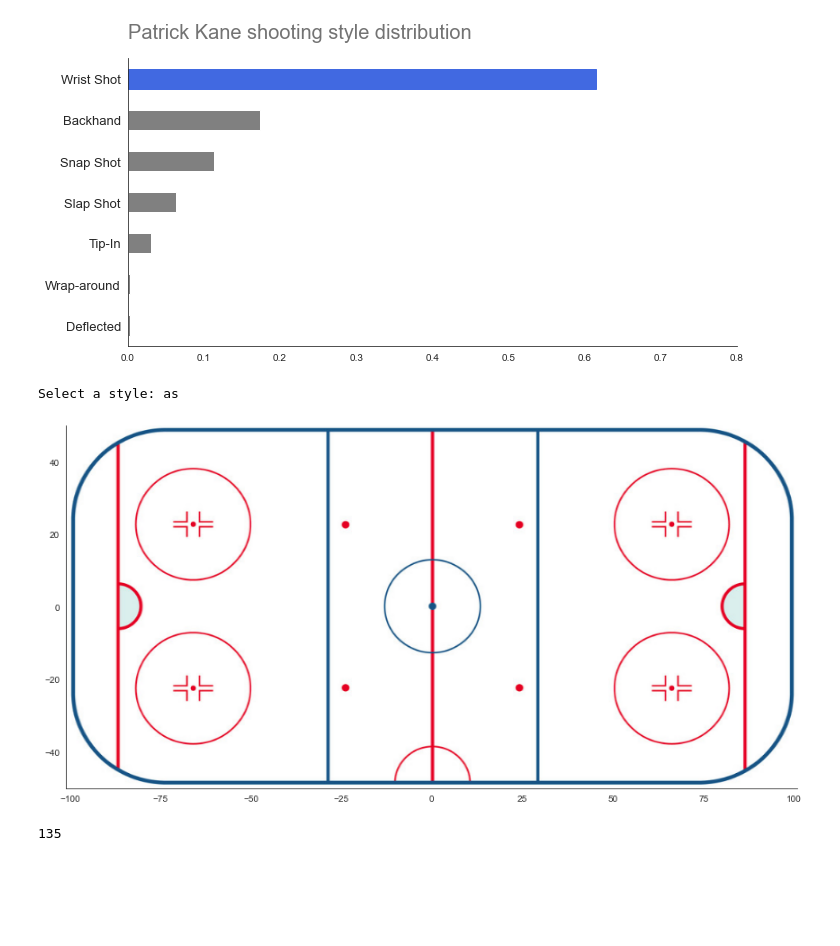
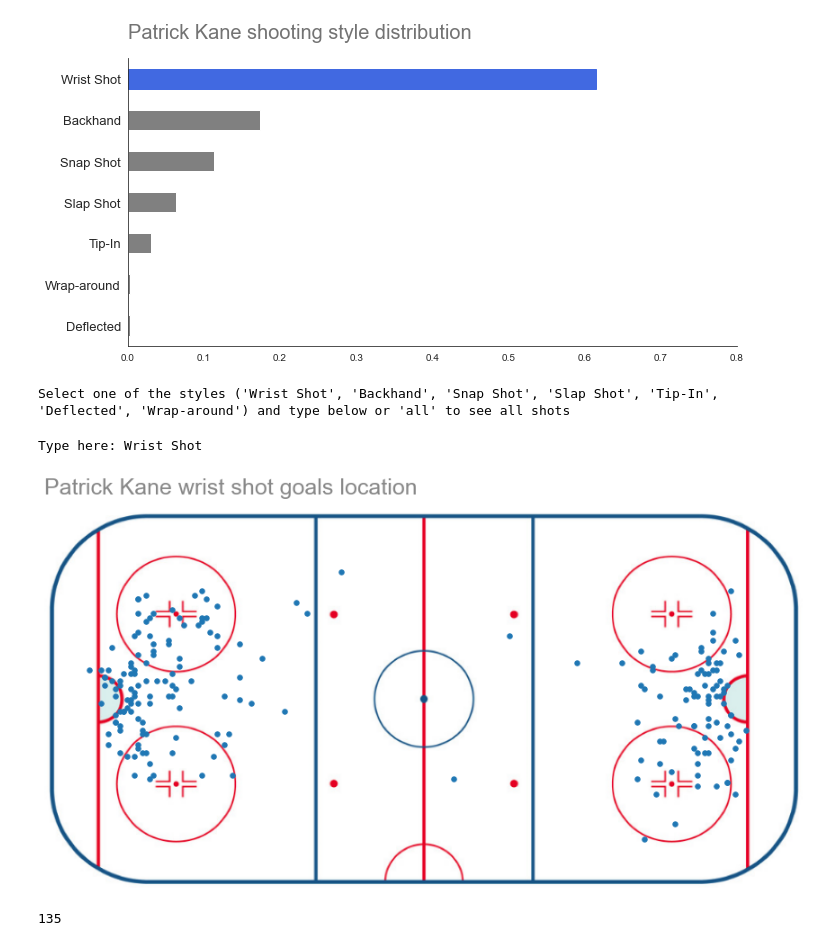
Before and after one commit to DanOakStats/NHL, a Jupyter notebook: data_cleaning.ipynb, the cells around one changed output. Saved outputs shown, nothing was run; the diff lists cells and outputs as text; code cells hidden in the pictures; blank space fills up the shorter version.

```diff
--- a/data_cleaning.ipynb
+++ b/data_cleaning.ipynb
@@ -530,29 +530,46 @@ Deflected      0.002985
 Wrap-around    0.002985
 Name: shot_type, dtype: float64
 [figure]
+# %%
+msg = "Select one of the styles ('Wrist Shot', 'Backhand', 'Snap Shot', 'Slap Shot', 'Tip-In', 'Deflected', 'Wrap-around') "
+msg += "and type below or 'all' to see all shots"
+
+
+
+print(msg)
+# %% [output]
+Select one of the styles ('Wrist Shot', 'Backhand', 'Snap Shot', 'Slap Shot', 'Tip-In', 'Deflected', 'Wrap-around') and type below or 'all' to see all shots
 # %%
 # filtrando pelos gols feitos
 goal_spot = player_shots_goals[player_shots_goals['goal']==1]
-
 # plottando onde aconteceram os gols
 img = plt.imread('images/rink.png')
 fig, ax = plt.subplots(figsize=(12, 10))
 ax.imshow(img, extent=[-101, 101, -50, 50])
-shot_type = input("Select a style: ")
-if shot_type == 'Wrist Shot':
-    goal_spot[goal_spot['shot_type']== shot_type].plot.scatter(x='x', y='y',s=30, ax=ax)
-    ax.set_title(player_name + " " + shot_type.lower() + " goals location", fontsize=18)
-if shot_type == "Slap Shot":
-    goal_spot[goal_spot['shot_type']== shot_type].plot.scatter(x='x', y='y',s=30, ax=ax)
-    ax.set_title(player_name + " " + shot_type.lower() + " goals location", fontsize=18)
+shot_type = input("Type here: ")
+for shot_style in shots_list:
+    if shot_type == shot_style:
+        goal_spot[goal_spot['shot_type']== shot_type].plot.scatter(x='x', y='y',s=30, ax=ax)
+        ax.set_title(player_name + " " + shot_type.lower() + " goals location", fontsize=25,
+                     loc='left',alpha=0.55, pad=20)
+
+    if shot_type == 'all':
+        goal_spot.plot.scatter(x='x', y='y',s=30, ax=ax)
+        ax.set_title(player_name + " " + shot_type.lower() + " goals location", fontsize=25,
+                     loc='left',alpha=0.55, pad=20)
+
 
 
 ax.spines['top'].set_visible(False)
 ax.spines['right'].set_visible(False)
+ax.spines['left'].set_visible(False)
+ax.spines['bottom'].set_visible(False)
+
+plt.axis('off')
 plt.tight_layout()
 # %% [output]
-Select a style: as
+Type here: Wrist Shot
-[figure, old version]
+[figure, new version]
 # %%
 descript = plays[(plays['player_id'] == 8478402) & (plays['event']=='Goal')].copy()
 # %%
```
Also changed, not shown: parts of 1 cell of this notebook.
